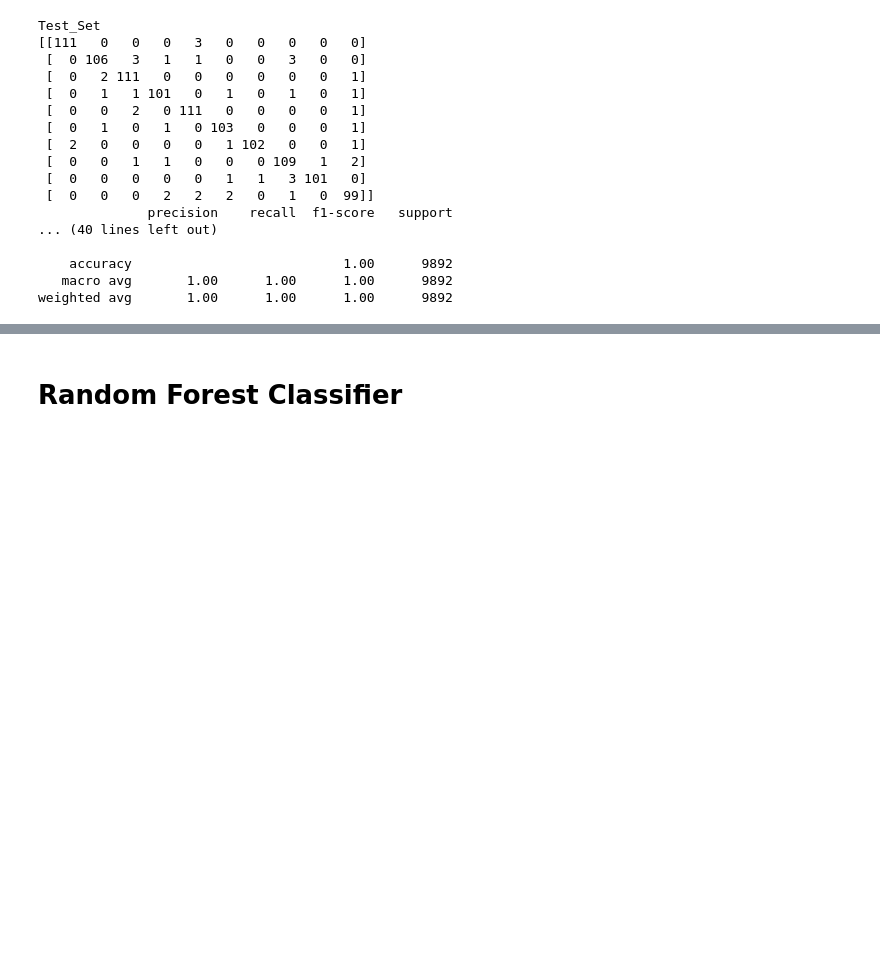
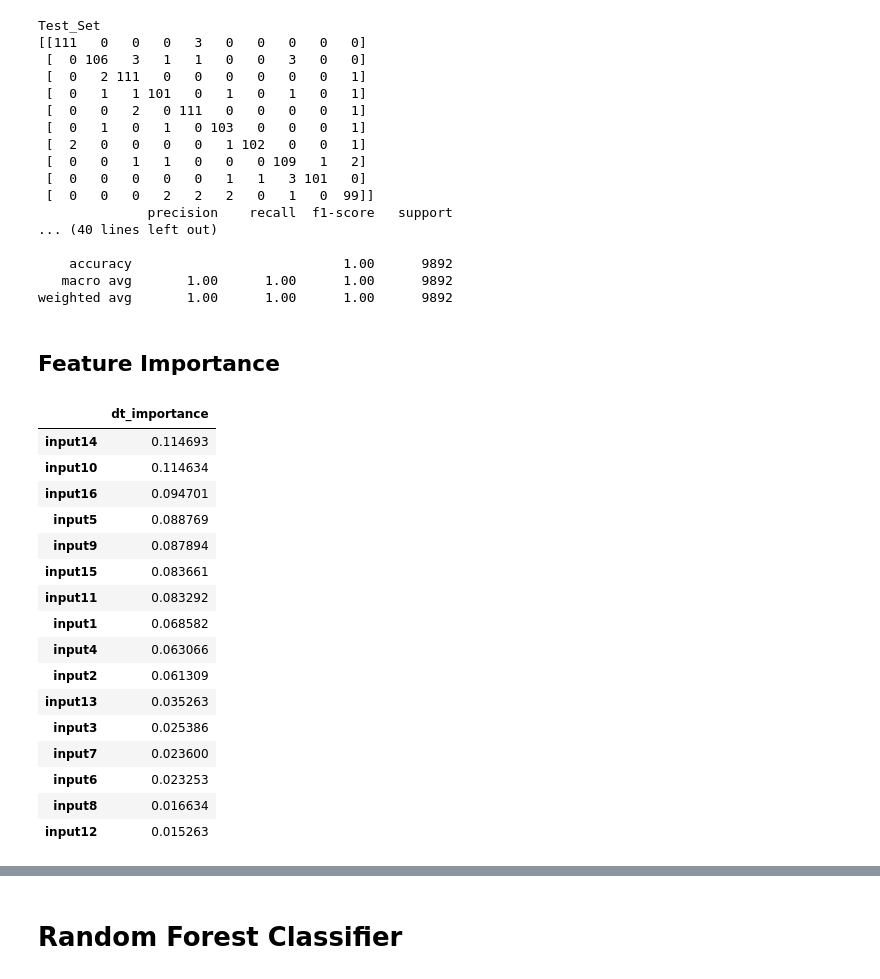
Before and after one commit to ayaramis/DataScience, a Jupyter notebook: Hand Written Digits.ipynb, the cells around one changed output, grey strips where cells are left out. Saved outputs shown, nothing was run; the diff lists cells and outputs as text; code cells hidden in the pictures; blank space fills up the shorter version.

```diff
--- a/Hand Written Digits.ipynb
+++ b/Hand Written Digits.ipynb
@@ -450,3 +450,35 @@ Test_Set
     accuracy                           1.00      9892
    macro avg       1.00      1.00      1.00      9892
 weighted avg       1.00      1.00      1.00      9892
+# %% [markdown]
+## Feature Importance
+# %%
+model = DecisionTreeClassifier(max_depth = None,
+                            max_features = None,
+                            min_samples_leaf = 1,
+                            min_samples_split = 2,
+                            splitter = 'best',
+                            random_state=1)
+model.fit(X_train, y_train)
+model.feature_importances_
+feats = pd.DataFrame(index=X.columns, data= model.feature_importances_, columns=['dt_importance'])
+dt_imp_feats = feats.sort_values("dt_importance", ascending = False)
+dt_imp_feats
+# %% [output]
+|  | dt_importance |
+| input14 | 0.114693 |
+| input10 | 0.114634 |
+| input16 | 0.094701 |
+| input5 | 0.088769 |
+| input9 | 0.087894 |
+| input15 | 0.083661 |
+| input11 | 0.083292 |
+| input1 | 0.068582 |
+| input4 | 0.063066 |
+| input2 | 0.061309 |
+| input13 | 0.035263 |
+| input3 | 0.025386 |
+| input7 | 0.023600 |
+| input6 | 0.023253 |
+| input8 | 0.016634 |
+| input12 | 0.015263 |
```
Also changed, not shown: parts of 13 cells of this notebook.
